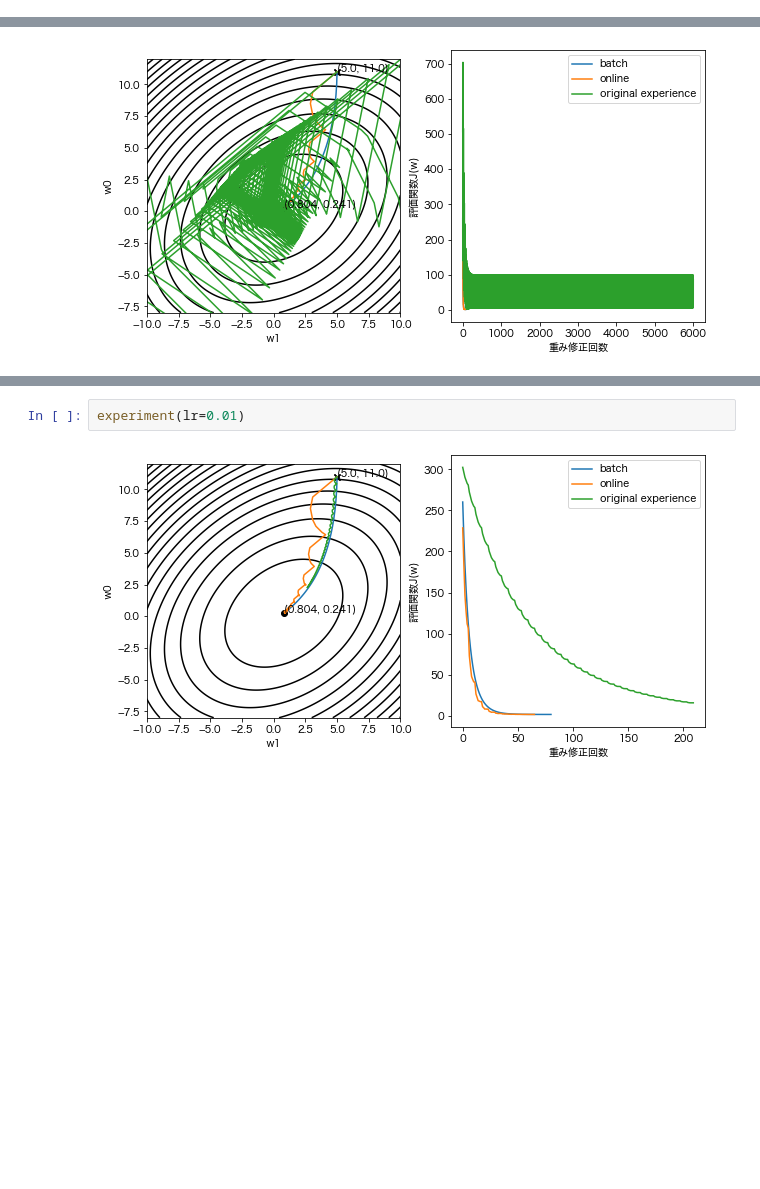
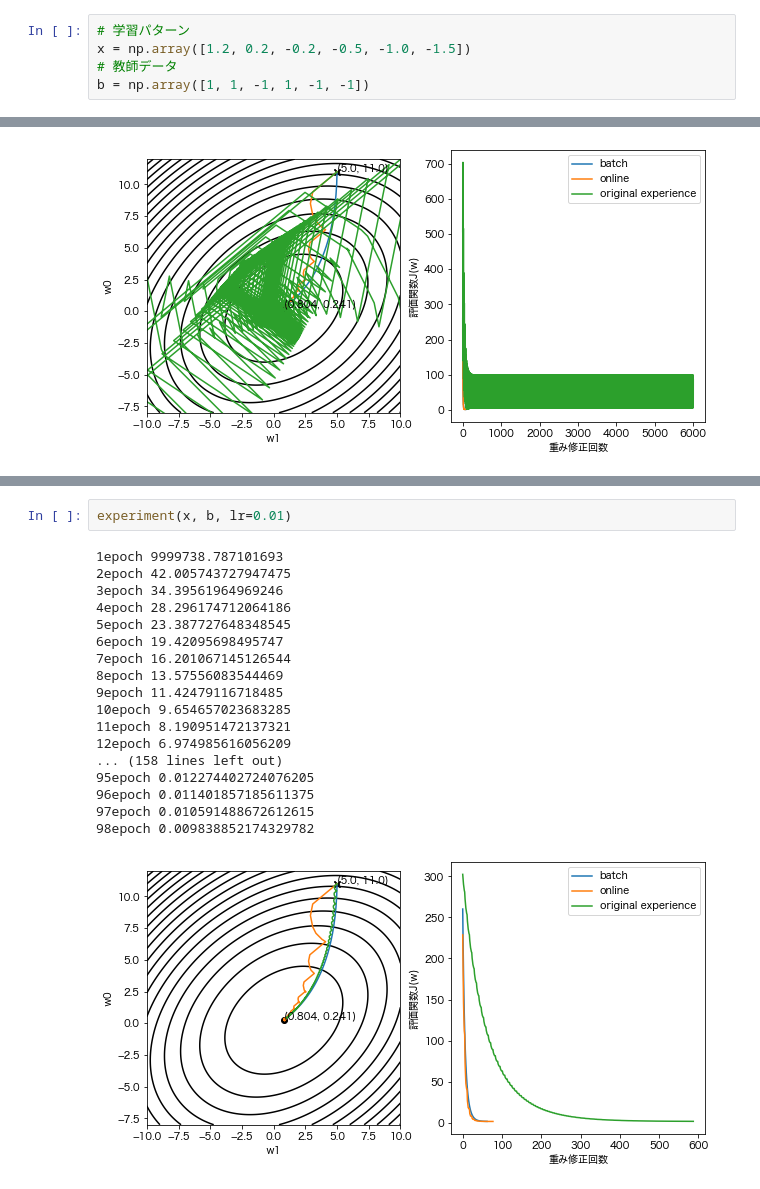
Before and after one commit to OkaRitsu/wakapata, a Jupyter notebook: transform_lr.ipynb, the cells around one changed output, grey strips where cells are left out. Cells and saved outputs as stored; diff of their text form; blank space fills up the shorter version.

```diff
--- a/transform_lr.ipynb
+++ b/transform_lr.ipynb
@@ -3,4 +3,9 @@ import warnings
 warnings.filterwarnings('ignore')
 # %%
 from experiment import *
+# %%
+# 学習パターン
+x = np.array([1.2, 0.2, -0.2, -0.5, -1.0, -1.5])
+# 教師データ
+b = np.array([1, 1, -1, 1, -1, -1])
 # %%
@@ -38,5 +162,22 @@ experiment(lr=3.0, batch_size=6)
 # %%
-experiment(lr=0.01)
+experiment(x, b, lr=0.01)
 # %% [output]
+1epoch 9999738.787101693
+2epoch 42.005743727947475
+3epoch 34.39561964969246
+4epoch 28.296174712064186
+5epoch 23.387727648348545
+6epoch 19.42095698495747
+7epoch 16.201067145126544
+8epoch 13.57556083544469
+9epoch 11.42479116718485
+10epoch 9.654657023683285
+11epoch 8.190951472137321
+12epoch 6.974985616056209
+... (158 lines left out)
+95epoch 0.012274402724076205
+96epoch 0.011401857185611375
+97epoch 0.010591488672612615
+98epoch 0.009838852174329782
-[figure, old version]
+[figure, new version]
 # %%
```
Also changed, not shown: parts of 9 cells of this notebook, 5 other files.
